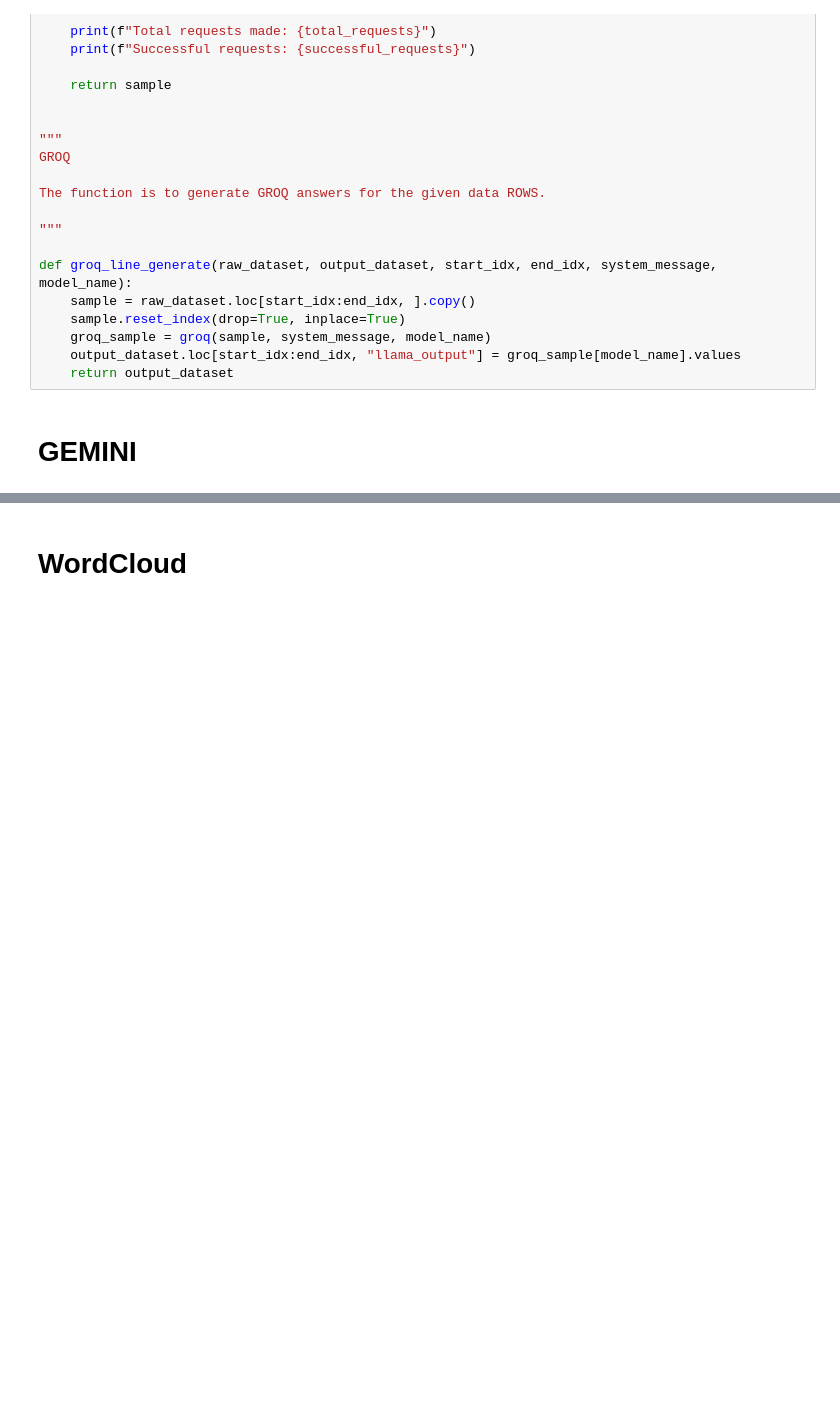
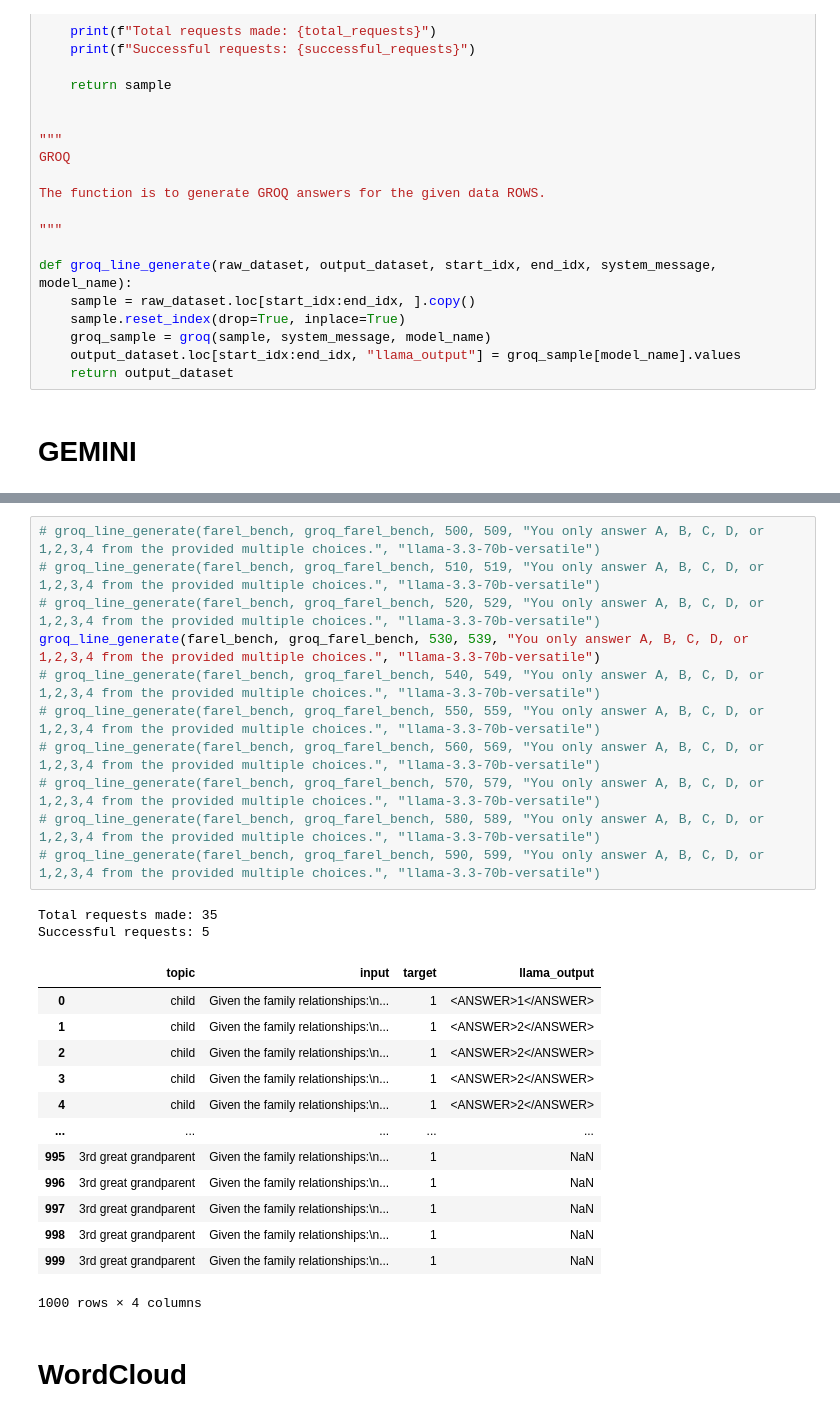
Before and after one commit to ezishr/Undergraduate-Research, a Jupyter notebook: Check points/Farel-Bench/Farel_Bench.ipynb, the cells around one changed output, grey strips where cells are left out. Cells and saved outputs as stored; diff of their text form; blank space fills up the shorter version.

```diff
--- a/Check points/Farel-Bench/Farel_Bench.ipynb
+++ b/Check points/Farel-Bench/Farel_Bench.ipynb
@@ -245,3 +263,30 @@ memory usage: 31.4+ KB
+# %%
+# groq_line_generate(farel_bench, groq_farel_bench, 500, 509, "You only answer A, B, C, D, or 1,2,3,4 from the provided multiple choices.", "llama-3.3-70b-versatile")
+# groq_line_generate(farel_bench, groq_farel_bench, 510, 519, "You only answer A, B, C, D, or 1,2,3,4 from the provided multiple choices.", "llama-3.3-70b-versatile")
+# groq_line_generate(farel_bench, groq_farel_bench, 520, 529, "You only answer A, B, C, D, or 1,2,3,4 from the provided multiple choices.", "llama-3.3-70b-versatile")
+groq_line_generate(farel_bench, groq_farel_bench, 530, 539, "You only answer A, B, C, D, or 1,2,3,4 from the provided multiple choices.", "llama-3.3-70b-versatile")
+# groq_line_generate(farel_bench, groq_farel_bench, 540, 549, "You only answer A, B, C, D, or 1,2,3,4 from the provided multiple choices.", "llama-3.3-70b-versatile")
+# groq_line_generate(farel_bench, groq_farel_bench, 550, 559, "You only answer A, B, C, D, or 1,2,3,4 from the provided multiple choices.", "llama-3.3-70b-versatile")
+# groq_line_generate(farel_bench, groq_farel_bench, 560, 569, "You only answer A, B, C, D, or 1,2,3,4 from the provided multiple choices.", "llama-3.3-70b-versatile")
+# groq_line_generate(farel_bench, groq_farel_bench, 570, 579, "You only answer A, B, C, D, or 1,2,3,4 from the provided multiple choices.", "llama-3.3-70b-versatile")
+# groq_line_generate(farel_bench, groq_farel_bench, 580, 589, "You only answer A, B, C, D, or 1,2,3,4 from the provided multiple choices.", "llama-3.3-70b-versatile")
+# groq_line_generate(farel_bench, groq_farel_bench, 590, 599, "You only answer A, B, C, D, or 1,2,3,4 from the provided multiple choices.", "llama-3.3-70b-versatile")
+# %% [output]
+Total requests made: 35
+Successful requests: 5
+|  | topic | input | target | llama_output |
+| 0 | child | Given the family relationships:\n... | 1 | <ANSWER>1</ANSWER> |
+| 1 | child | Given the family relationships:\n... | 1 | <ANSWER>2</ANSWER> |
+| 2 | child | Given the family relationships:\n... | 1 | <ANSWER>2</ANSWER> |
+| 3 | child | Given the family relationships:\n... | 1 | <ANSWER>2</ANSWER> |
+| 4 | child | Given the family relationships:\n... | 1 | <ANSWER>2</ANSWER> |
+| ... | ... | ... | ... | ... |
+| 995 | 3rd great grandparent | Given the family relationships:\n... | 1 | NaN |
+| 996 | 3rd great grandparent | Given the family relationships:\n... | 1 | NaN |
+| 997 | 3rd great grandparent | Given the family relationships:\n... | 1 | NaN |
+| 998 | 3rd great grandparent | Given the family relationships:\n... | 1 | NaN |
+| 999 | 3rd great grandparent | Given the family relationships:\n... | 1 | NaN |
+1000 rows × 4 columns
 # %% [markdown]
 # WordCloud
 # %%
```
Also changed, not shown: parts of 15 cells of this notebook, 9 other files.
